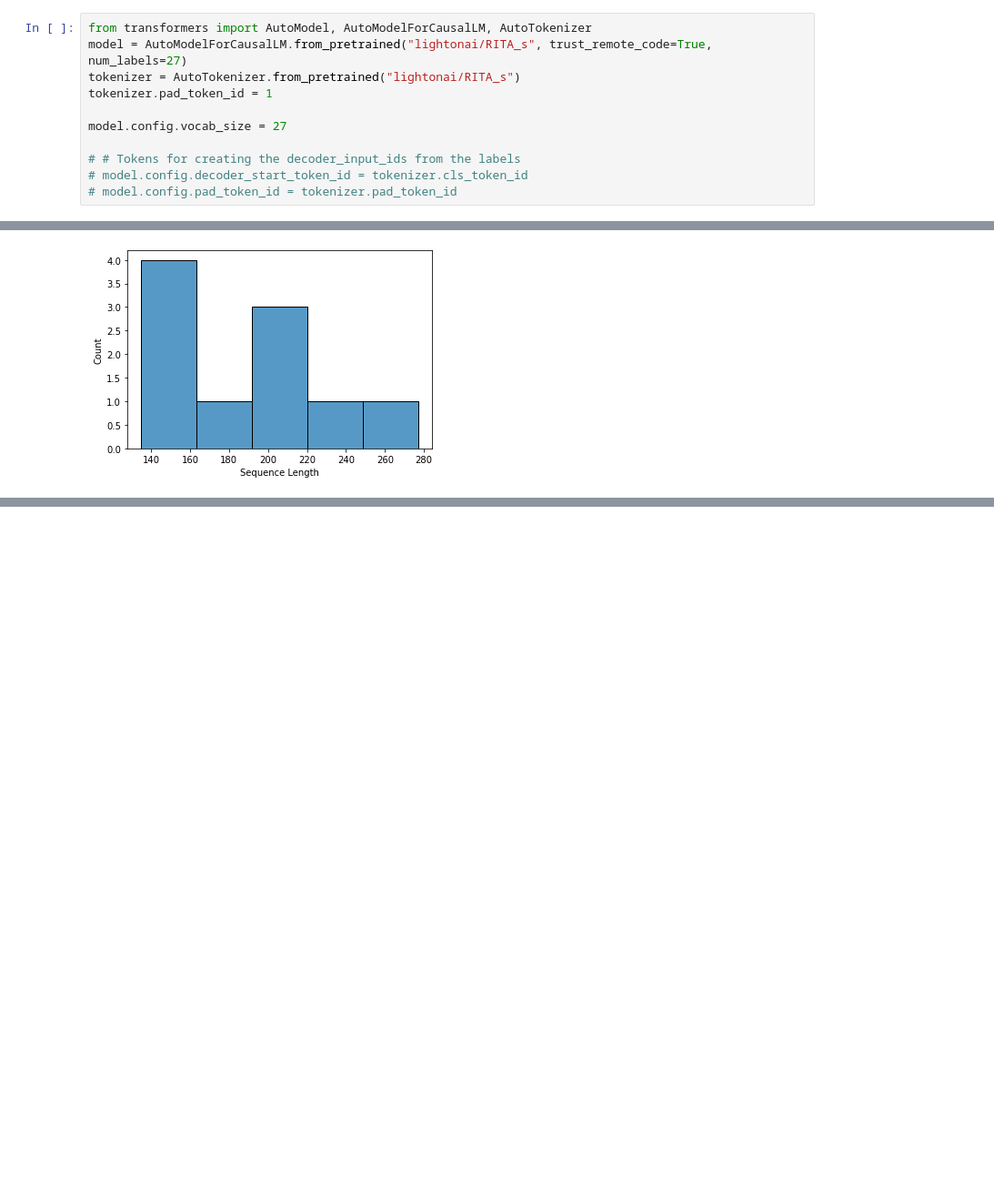
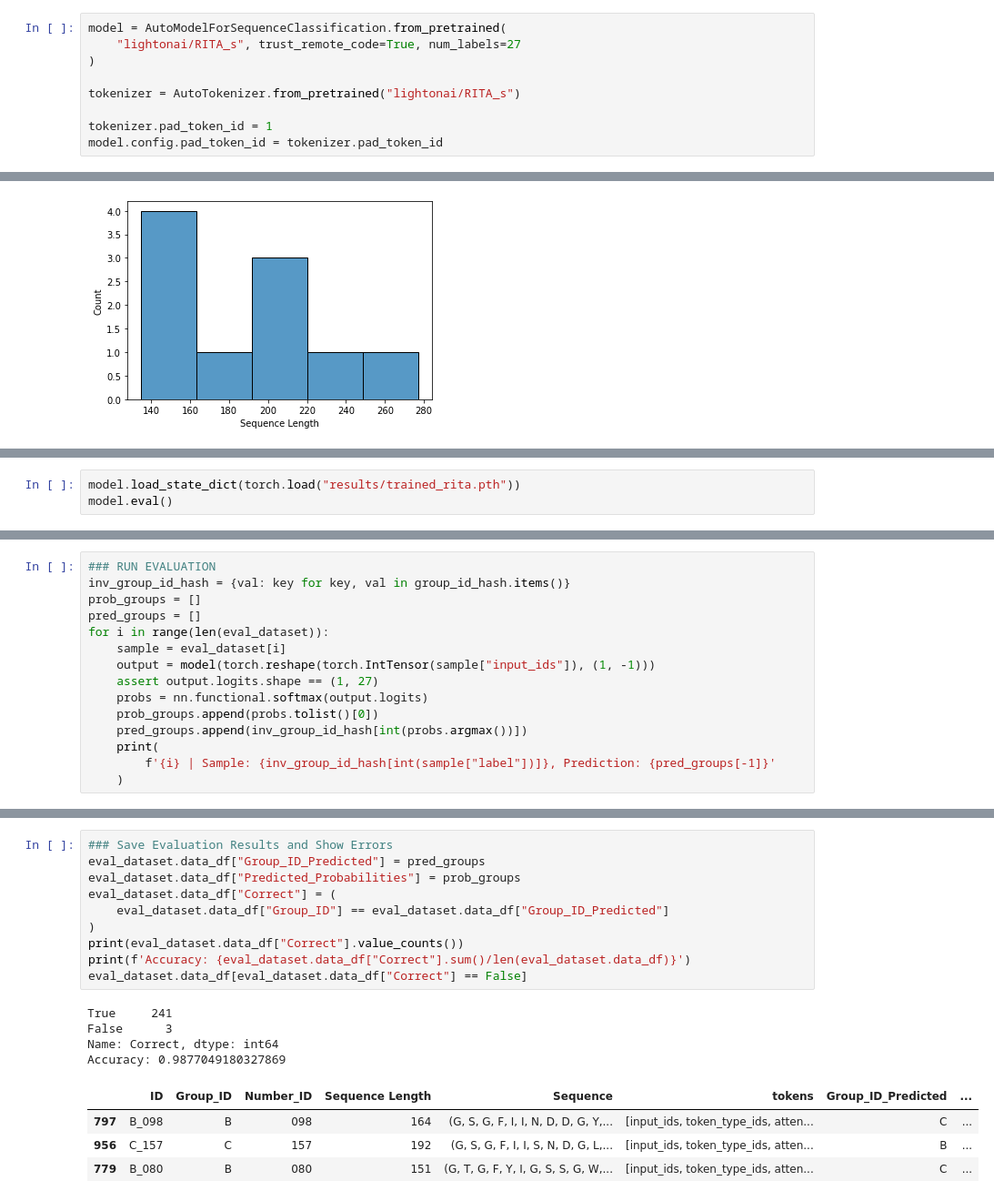
Before and after one commit to s-wheels/verbose-octo-couscous, a Jupyter notebook: submission.ipynb, the cells around one changed output, grey strips where cells are left out. Shown at 91% size. Drawn from its saved outputs; the diff is of its cells as text; blank space fills up the shorter version.

```diff
--- a/submission.ipynb
+++ b/submission.ipynb
@@ -12,14 +18,12 @@ from transformers import TrainingArguments, Trainer, DataCollatorWithPadding
 # %%
-from transformers import AutoModel, AutoModelForCausalLM, AutoTokenizer
-model = AutoModelForCausalLM.from_pretrained("lightonai/RITA_s", trust_remote_code=True, num_labels=27)
+model = AutoModelForSequenceClassification.from_pretrained(
+    "lightonai/RITA_s", trust_remote_code=True, num_labels=27
+)
+
 tokenizer = AutoTokenizer.from_pretrained("lightonai/RITA_s")
+
 tokenizer.pad_token_id = 1
-
-model.config.vocab_size = 27
-
-# # Tokens for creating the decoder_input_ids from the labels
-# model.config.decoder_start_token_id = tokenizer.cls_token_id
-# model.config.pad_token_id = tokenizer.pad_token_id
+model.config.pad_token_id = tokenizer.pad_token_id
 # %% [output]
 loading configuration file https://huggingface.co/lightonai/RITA_s/resolve/main/config.json from cache at /Users/maia/.cache/huggingface/transformers/36175bb600af61a7b34fc92d3e2511016a2ffce591c699fa57 ...
 Explicitly passing a `revision` is encouraged when loading a configuration with custom code to ensure no malicious code has been contributed in a newer revision.
@@ -335,0 +273,3 @@ trainer.train()
+# %%
+model.load_state_dict(torch.load("results/trained_rita.pth"))
+model.eval()
@@ -335,0 +294,15 @@ trainer.train()
+# %%
+### RUN EVALUATION
+inv_group_id_hash = {val: key for key, val in group_id_hash.items()}
+prob_groups = []
+pred_groups = []
+for i in range(len(eval_dataset)):
+    sample = eval_dataset[i]
+    output = model(torch.reshape(torch.IntTensor(sample["input_ids"]), (1, -1)))
+    assert output.logits.shape == (1, 27)
+    probs = nn.functional.softmax(output.logits)
+    prob_groups.append(probs.tolist()[0])
+    pred_groups.append(inv_group_id_hash[int(probs.argmax())])
+    print(
+        f'{i} | Sample: {inv_group_id_hash[int(sample["label"])]}, Prediction: {pred_groups[-1]}'
+    )
@@ -335,0 +327,19 @@ trainer.train()
+# %%
+### Save Evaluation Results and Show Errors
+eval_dataset.data_df["Group_ID_Predicted"] = pred_groups
+eval_dataset.data_df["Predicted_Probabilities"] = prob_groups
+eval_dataset.data_df["Correct"] = (
+    eval_dataset.data_df["Group_ID"] == eval_dataset.data_df["Group_ID_Predicted"]
+)
+print(eval_dataset.data_df["Correct"].value_counts())
+print(f'Accuracy: {eval_dataset.data_df["Correct"].sum()/len(eval_dataset.data_df)}')
+eval_dataset.data_df[eval_dataset.data_df["Correct"] == False]
+# %% [output]
+True     241
+False      3
+Name: Correct, dtype: int64
+Accuracy: 0.9877049180327869
+|  | ID | Group_ID | Number_ID | Sequence Length | Sequence | tokens | Group_ID_Predicted | ... |
+| 797 | B_098 | B | 098 | 164 | (G, S, G, F, I, I, N, D, D, G, Y,... | [input_ids, token_type_ids, atten... | C | ... |
+| 956 | C_157 | C | 157 | 192 | (G, S, G, F, I, I, S, N, D, G, L,... | [input_ids, token_type_ids, atten... | B | ... |
+| 779 | B_080 | B | 080 | 151 | (G, T, G, F, Y, I, G, S, S, G, W,... | [input_ids, token_type_ids, atten... | C | ... |
```
Also changed, not shown: parts of 26 cells of this notebook, 1 other file.
